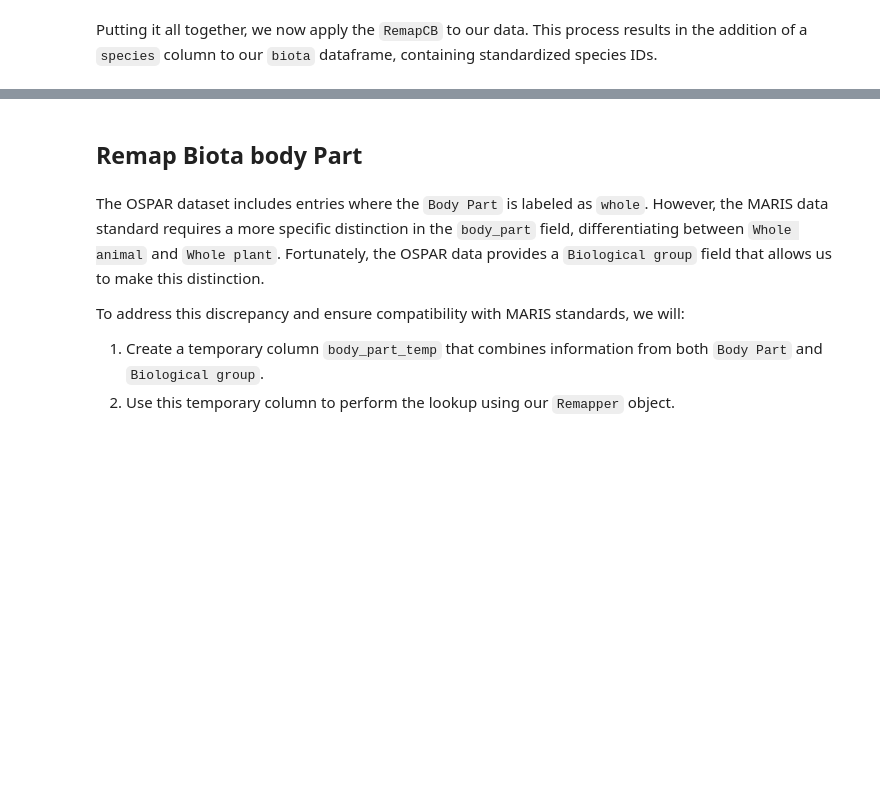
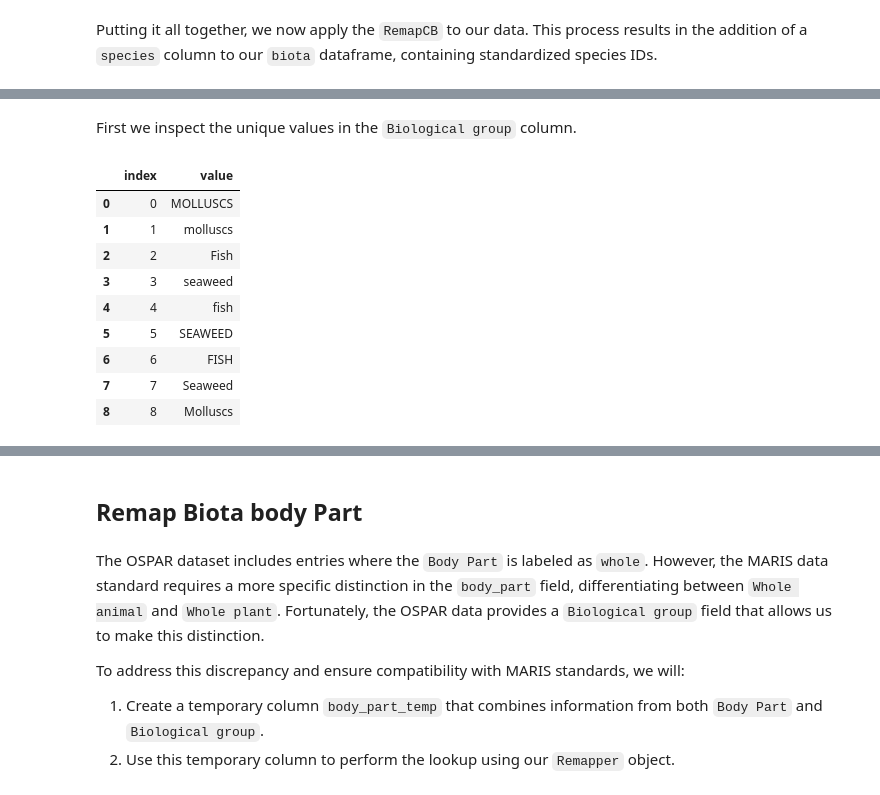
Before and after one commit to franckalbinet/marisco, a Jupyter notebook: nbs/handlers/_ospar.ipynb, the cells around one changed output, grey strips where cells are left out. Drawn from its saved outputs; the diff is of its cells as text; code cells hidden in the pictures; blank space fills up the shorter version.

```diff
--- a/nbs/handlers/_ospar.ipynb
+++ b/nbs/handlers/_ospar.ipynb
@@ -994,0 +1006,15 @@ array([ 394,   96,  129,   50,  139,  270,  395,   -1,   99,  377,  414,
+# %% [markdown]
+First we inspect the unique values in the `Biological group` column.
+# %%
+get_unique_across_dfs(dfs, col_name='Biological group', as_df=True)
+# %% [output]
+|  | index | value |
+| 0 | 0 | MOLLUSCS |
+| 1 | 1 | molluscs |
+| 2 | 2 | Fish |
+| 3 | 3 | seaweed |
+| 4 | 4 | fish |
+| 5 | 5 | SEAWEED |
+| 6 | 6 | FISH |
+| 7 | 7 | Seaweed |
+| 8 | 8 | Molluscs |
```
Also changed, not shown: parts of 204 cells of this notebook, 2 other files.
